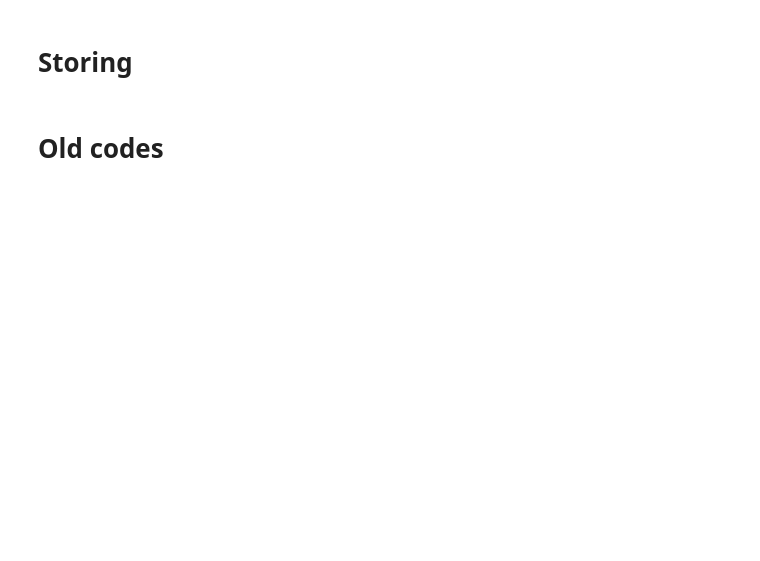
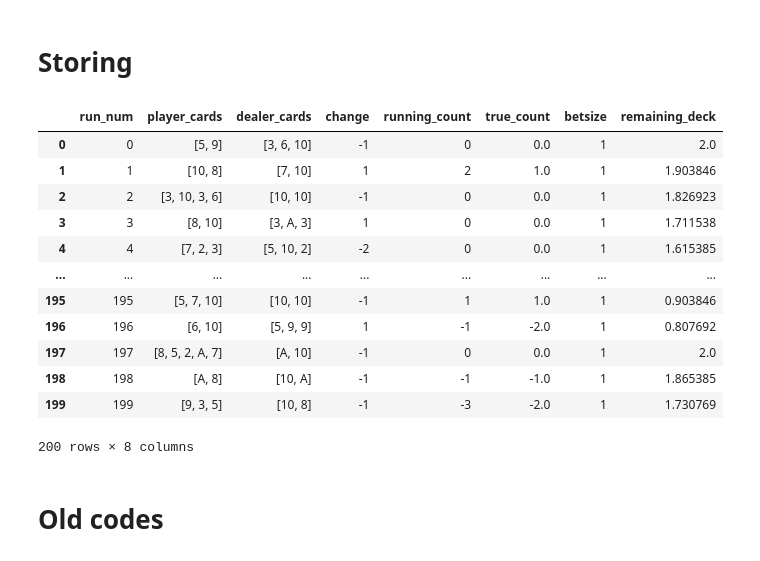
Before and after one commit to morrismanfung/blackjacksimulator, a Jupyter notebook: Project.ipynb, the cells around one changed output. Cells and saved outputs as stored; diff of their text form; code cells hidden in the pictures; blank space fills up the shorter version.

```diff
--- a/Project.ipynb
+++ b/Project.ipynb
@@ -273,14 +325,22 @@ verbose = False
 
 record = dict()
 
-result = np.array( [])
 bankroll = 20
-count_ = 0
 current_deck = (deck * 2).copy()
 betsize = 1
-for j in range( 100):
 
-    change = game()
+running_count = 0
+true_count = 0
+
+for j in range( 200):
+
+    betsize = count()
+
+    record_run[ j][ 'running_count'] = running_count
+    record_run[ j][ 'remaining_deck'] = ( len( current_deck) / 52)
+    record_run[ j][ 'true_count'] = true_count
+
+    change = game( betsize = betsize)
 
     bankroll = bankroll + change
     record_run[ j][ 'run_num'] = j
@@ -288,12 +348,24 @@ for j in range( 100):
     record_run[ j][ 'dealer_cards'] = dealer.cards
     record_run[ j][ 'betsize'] = betsize
     record_run[ j][ 'change'] = change
-    record_run[ j][ 'count_'] = count_
 
     result = np.append( result, bankroll)
-
-    #print( f'Bankroll is {bankroll}.')
-    #print()
+# %%
+pd.DataFrame( record_run).T
+# %% [output]
+|  | run_num | player_cards | dealer_cards | change | running_count | true_count | betsize | remaining_deck |
+| 0 | 0 | [5, 9] | [3, 6, 10] | -1 | 0 | 0.0 | 1 | 2.0 |
+| 1 | 1 | [10, 8] | [7, 10] | 1 | 2 | 1.0 | 1 | 1.903846 |
+| 2 | 2 | [3, 10, 3, 6] | [10, 10] | -1 | 0 | 0.0 | 1 | 1.826923 |
+| 3 | 3 | [8, 10] | [3, A, 3] | 1 | 0 | 0.0 | 1 | 1.711538 |
+| 4 | 4 | [7, 2, 3] | [5, 10, 2] | -2 | 0 | 0.0 | 1 | 1.615385 |
+| ... | ... | ... | ... | ... | ... | ... | ... | ... |
+| 195 | 195 | [5, 7, 10] | [10, 10] | -1 | 1 | 1.0 | 1 | 0.903846 |
+| 196 | 196 | [6, 10] | [5, 9, 9] | 1 | -1 | -2.0 | 1 | 0.807692 |
+| 197 | 197 | [8, 5, 2, A, 7] | [A, 10] | -1 | 0 | 0.0 | 1 | 2.0 |
+| 198 | 198 | [A, 8] | [10, A] | -1 | -1 | -1.0 | 1 | 1.865385 |
+| 199 | 199 | [9, 3, 5] | [10, 8] | -1 | -3 | -2.0 | 1 | 1.730769 |
+200 rows × 8 columns
 # %%
 pd.DataFrame( record_run).T.to_csv( '11-08-0944.csv')
 # %% [markdown]
```
Also changed, not shown: parts of 27 cells of this notebook, 3 other files.
